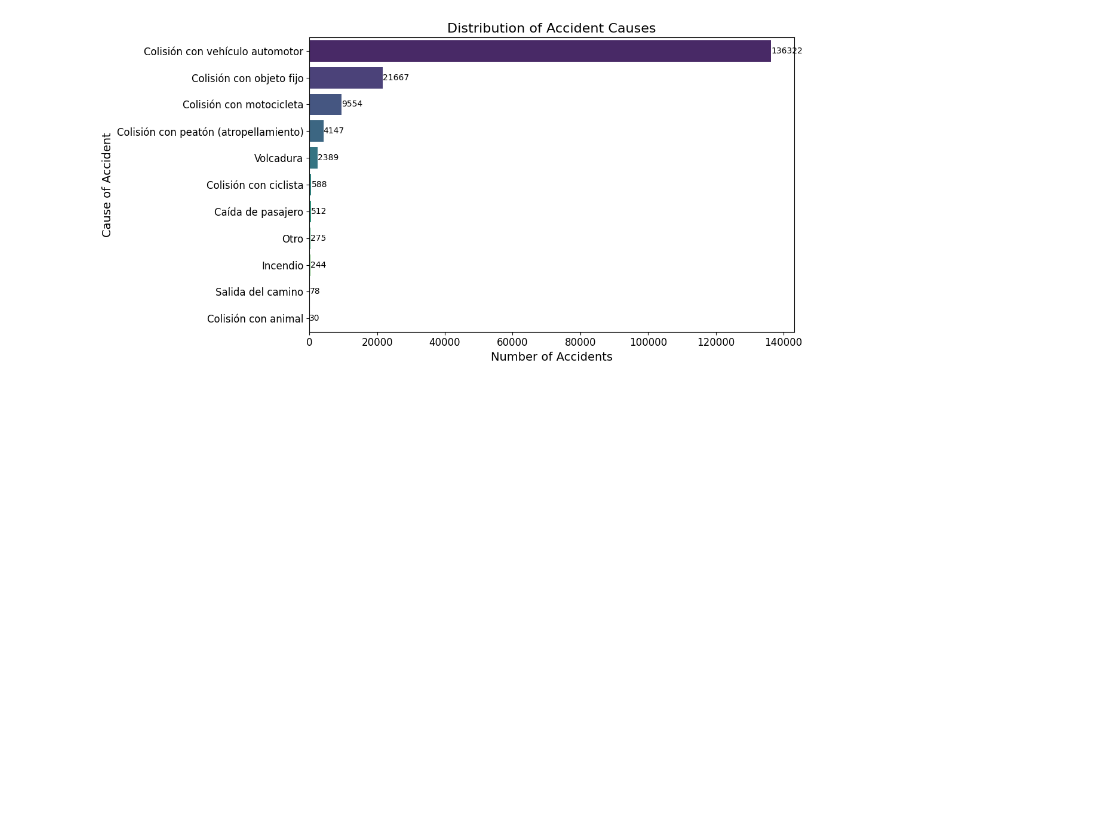
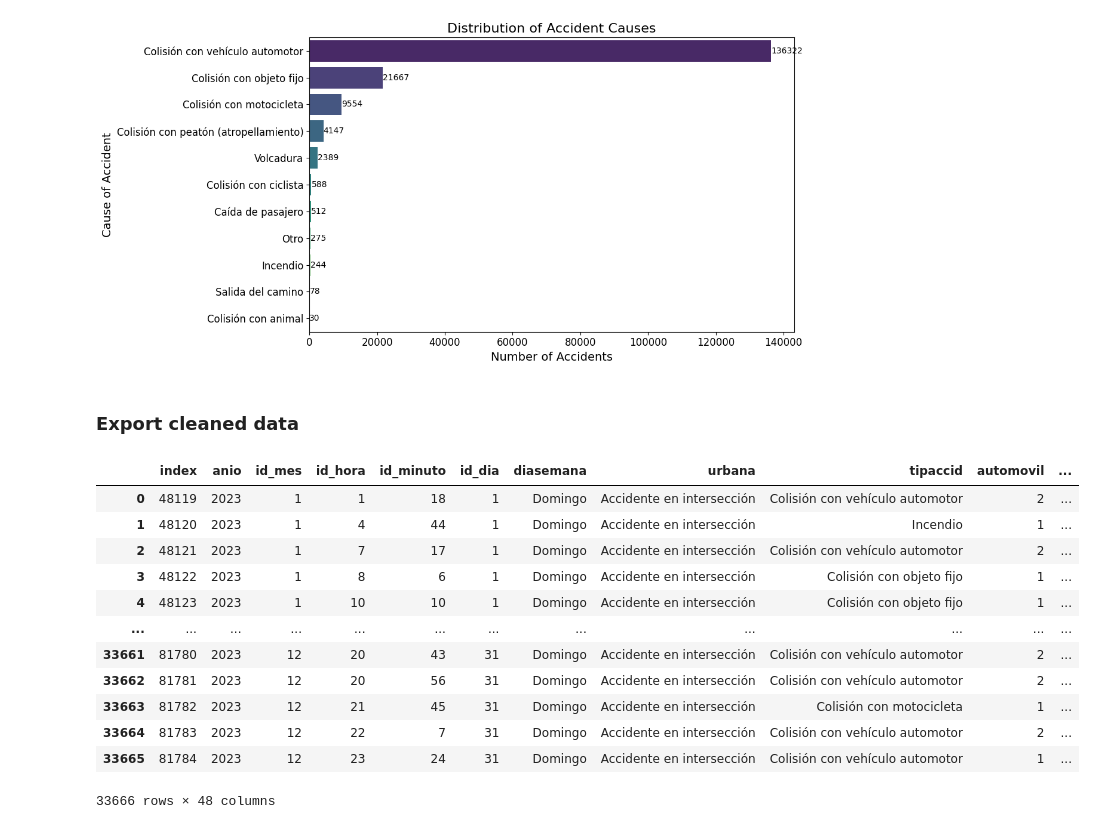
Before and after one commit to pgomezr0/Monterrey-Collisions, a Jupyter notebook: notebooks/inegi_accidentes_exploration.ipynb, the cells around one changed output. Cells and saved outputs as stored; diff of their text form; code cells hidden in the pictures; blank space fills up the shorter version.

```diff
--- a/notebooks/inegi_accidentes_exploration.ipynb
+++ b/notebooks/inegi_accidentes_exploration.ipynb
@@ -165,6 +165,11 @@ hist_acc_df['casualties_kil'] = hist_acc_df[['condmuerto', 'pasamuerto', 'peatmu
 # %%
 # New column for casualties of accidents injured
 hist_acc_df['casualties_inj'] = hist_acc_df[['condherido', 'pasaherido', 'peatherido', 'ciclherido', 'otroherido', 'neherido']].sum(axis=1)
+# %%
+hist_acc_df['heavy_vehicles'] = hist_acc_df[['pascamion', 'omnibus', 'tranvia', 'camion', 'tractor', 'ferrocarri']].sum(axis=1)
+hist_acc_df['light_vehicles'] = hist_acc_df[['automovil', 'campasaj', 'camioneta', 'microbus']].sum(axis=1)
+hist_acc_df['two_wheelers'] = hist_acc_df[['motociclet', 'bicicleta']].sum(axis=1)
+hist_acc_df['other_vehicles'] = hist_acc_df['otrovehic']
 # %% [markdown]
 ## EDA
 # %%
@@ -353,12 +366,13 @@ plot_popular_day_of_week()
 [figure]
 # %%
 # Map numeric months to month names for readability
+hist_acc_df = hist_acc_df.rename(columns={'mes': 'id_mes'})
 month_map = {
         1: 'January', 2: 'February', 3: 'March', 4: 'April', 5: 'May',
         6: 'June', 7: 'July', 8: 'August', 9: 'September', 10: 'October',
         11: 'November', 12: 'December'
     }
-hist_acc_df['mes'] = hist_acc_df['mes'].map(month_map)
+hist_acc_df['mes'] = hist_acc_df['id_mes'].map(month_map)
 # %%
 def plot_accidents_by_month(dataframe, year_column, month_column):
 
@@ -599,3 +604,24 @@ plot_accident_causes(hist_acc_df, cause_column='causaacci')
 plot_accident_causes(hist_acc_df, cause_column='tipaccid')
 # %% [output]
 [figure]
+# %% [markdown]
+### Export cleaned data
+# %%
+acc_df = hist_acc_df[hist_acc_df.anio == 2023]
+# %%
+acc_df = acc_df.reset_index()
+acc_df
+# %% [output]
+|  | index | anio | id_mes | id_hora | id_minuto | id_dia | diasemana | urbana | tipaccid | automovil | ... |
+| 0 | 48119 | 2023 | 1 | 1 | 18 | 1 | Domingo | Accidente en intersección | Colisión con vehículo automotor | 2 | ... |
+| 1 | 48120 | 2023 | 1 | 4 | 44 | 1 | Domingo | Accidente en intersección | Incendio | 1 | ... |
+| 2 | 48121 | 2023 | 1 | 7 | 17 | 1 | Domingo | Accidente en intersección | Colisión con vehículo automotor | 2 | ... |
+| 3 | 48122 | 2023 | 1 | 8 | 6 | 1 | Domingo | Accidente en intersección | Colisión con objeto fijo | 1 | ... |
+| 4 | 48123 | 2023 | 1 | 10 | 10 | 1 | Domingo | Accidente en intersección | Colisión con objeto fijo | 1 | ... |
+| ... | ... | ... | ... | ... | ... | ... | ... | ... | ... | ... | ... |
+| 33661 | 81780 | 2023 | 12 | 20 | 43 | 31 | Domingo | Accidente en intersección | Colisión con vehículo automotor | 2 | ... |
+| 33662 | 81781 | 2023 | 12 | 20 | 56 | 31 | Domingo | Accidente en intersección | Colisión con vehículo automotor | 2 | ... |
+| 33663 | 81782 | 2023 | 12 | 21 | 45 | 31 | Domingo | Accidente en intersección | Colisión con motocicleta | 1 | ... |
+| 33664 | 81783 | 2023 | 12 | 22 | 7 | 31 | Domingo | Accidente en intersección | Colisión con vehículo automotor | 2 | ... |
+| 33665 | 81784 | 2023 | 12 | 23 | 24 | 31 | Domingo | Accidente en intersección | Colisión con vehículo automotor | 1 | ... |
+33666 rows × 48 columns
```
Also changed, not shown: parts of 12 cells of this notebook, 12 other files.
